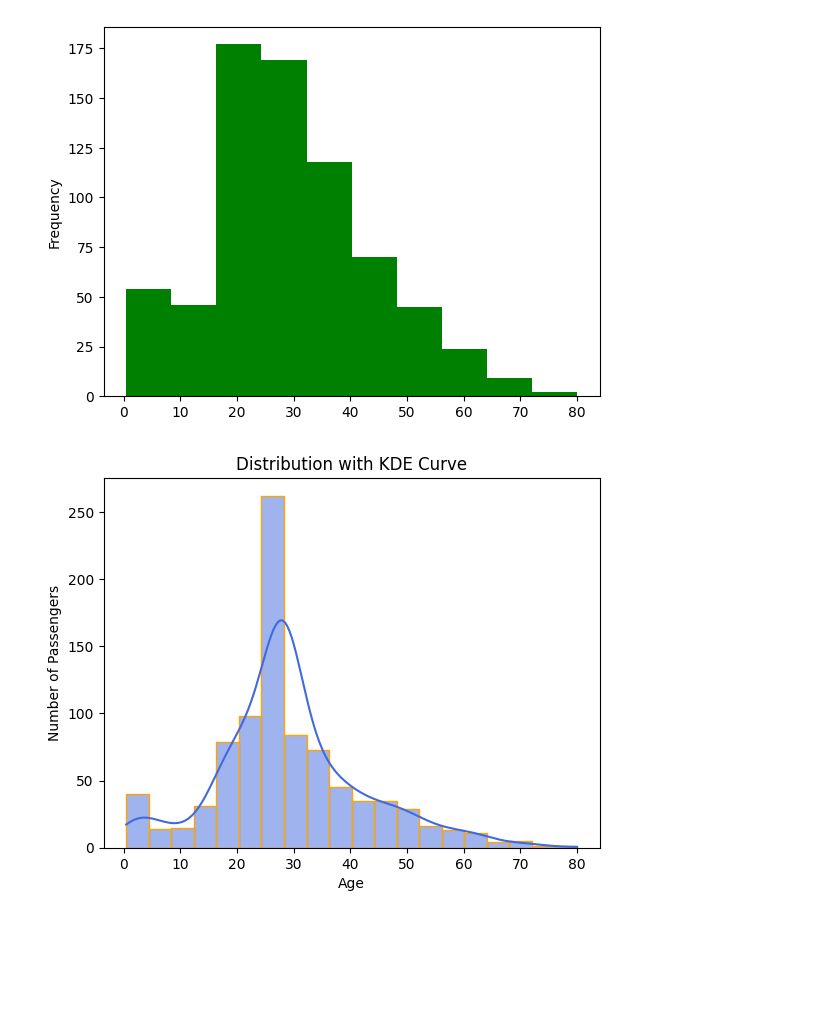
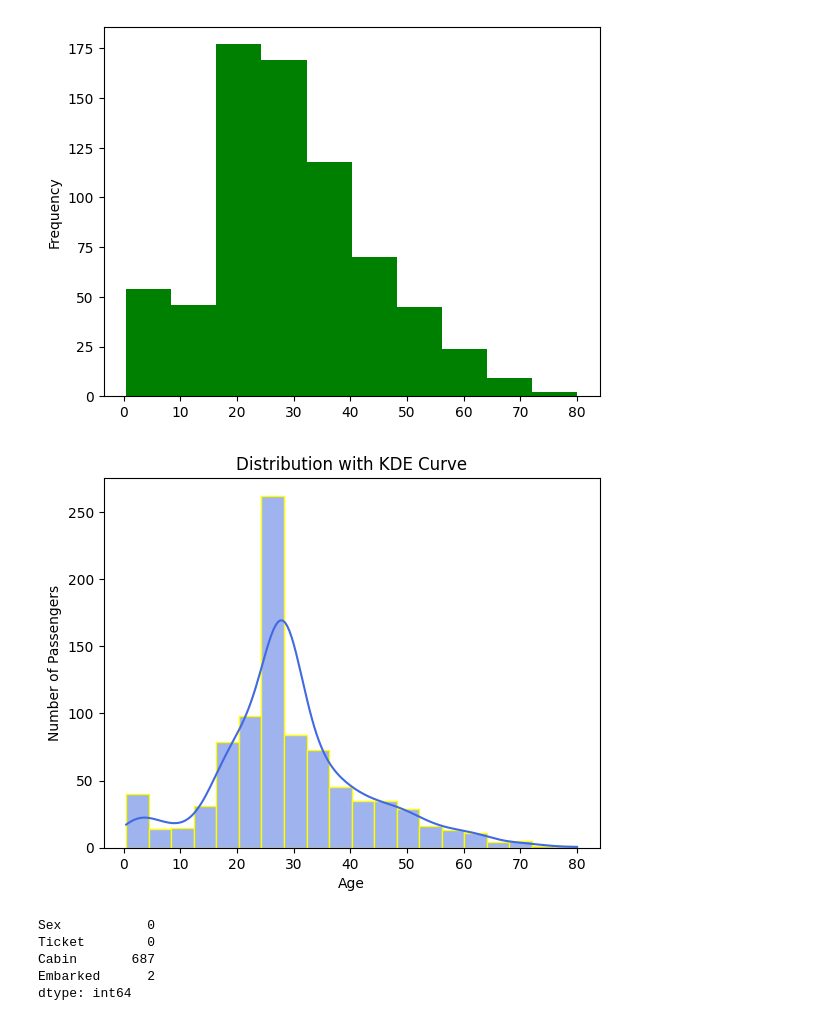
Before and after one commit to pabrokim/titanic, a Jupyter notebook: titanic.ipynb, the cells around one changed output. Saved outputs shown, nothing was run; the diff lists cells and outputs as text; code cells hidden in the pictures; blank space fills up the shorter version.

```diff
--- a/titanic.ipynb
+++ b/titanic.ipynb
@@ -108,10 +108,19 @@ train_df['Age'].plot(kind='hist', color='green');
 # %% [output]
 [figure]
 # %%
-age = train_df['Age'].fillna(train_df['Age'].median())
-sns.histplot(age,color='royalblue', edgecolor='orange', kde=True, bins=20)
+#fill missing values in numerical variables
+num_cols['Age'] = num_cols['Age'].fillna(num_cols['Age'].median())
+sns.histplot(num_cols['Age'], color='royalblue', edgecolor='yellow', kde=True, bins=20)
 plt.xlabel('Age')
 plt.ylabel('Number of Passengers')
 plt.title('Distribution with KDE Curve');
 # %% [output]
-[figure, old version]
+[figure, new version]
+# %%
+cat_cols.isnull().sum()
+# %% [output]
+Sex           0
+Ticket        0
+Cabin       687
+Embarked      2
+dtype: int64
```
Also changed, not shown: parts of 2 cells of this notebook.
